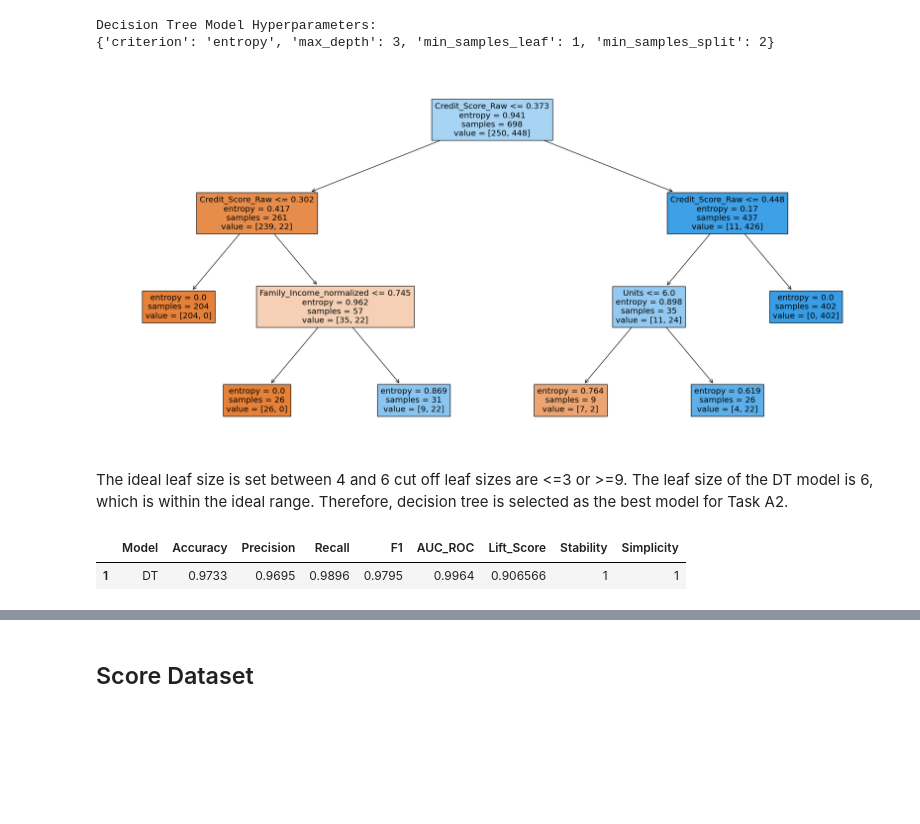
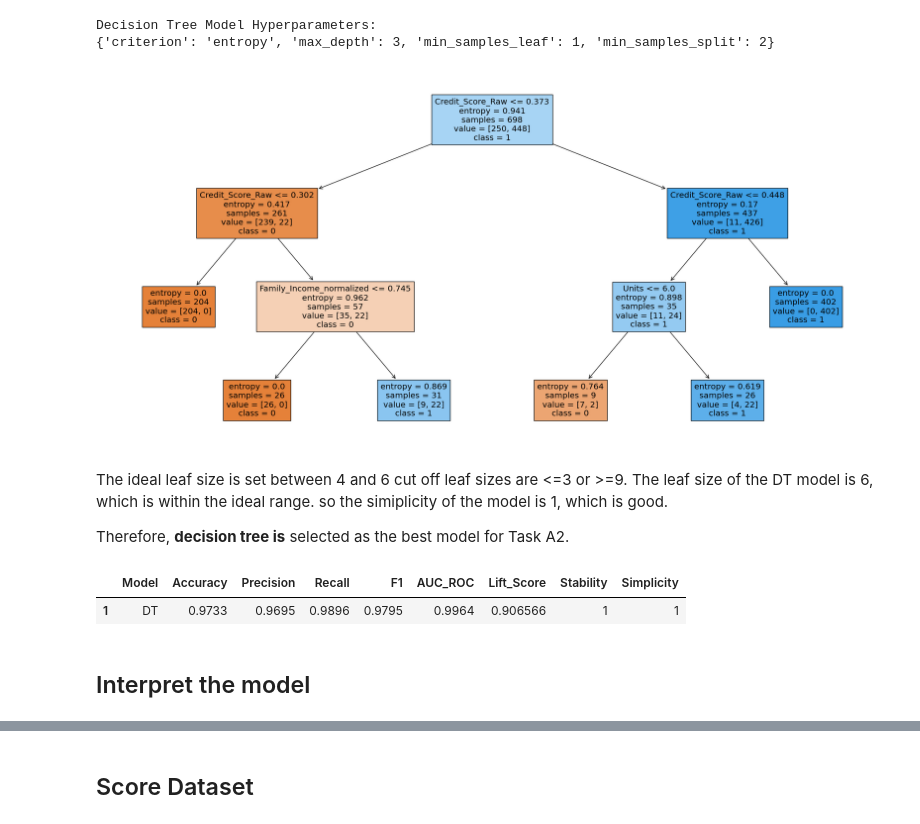
Before and after one commit to MSWinds/dm-group1-project, a Jupyter notebook: Final_Project.ipynb, the cells around one changed output, grey strips where cells are left out. Saved outputs shown, nothing was run; the diff lists cells and outputs as text; code cells hidden in the pictures; blank space fills up the shorter version.

Commit message:
update task A2-A5

```diff
--- a/Final_Project.ipynb
+++ b/Final_Project.ipynb
@@ -2184,13 +2200,15 @@ Decision Tree Model Hyperparameters:
 # %%
 # plot the decision tree
 fig = plt.figure(figsize=(25,12))
-_ = tree.plot_tree(dt_model, feature_names = list(X.columns.values), filled = True)
+t_names = ['0', '1'] # 0 = 'neg', 1 = 'pos'
+_ = tree.plot_tree(dt_model, feature_names = list(X.columns.values), class_names=t_names, filled = True)
 # %% [output]
-[figure, old version]
+[figure, new version]
 # %% [markdown]
 The ideal leaf size is set between 4 and 6 cut off leaf sizes are <=3 or >=9.
-The leaf size of the DT model is 6, which is within the ideal range.
-Therefore, decision tree is selected as the best model for Task A2.
+The leaf size of the DT model is 6, which is within the ideal range. so the simiplicity of the model is 1, which is good.
+
+Therefore, **decision tree is** selected as the best model for Task A2.
 # %%
 dt_df = metrics_df.loc[metrics_df['Model'] == 'DT',:]
 
@@ -2202,3 +2220,5 @@ dt_df # performance metrics for the decision tree model
 # %% [output]
 |  | Model | Accuracy | Precision | Recall | F1 | AUC_ROC | Lift_Score | Stability | Simplicity |
 | 1 | DT | 0.9733 | 0.9695 | 0.9896 | 0.9795 | 0.9964 | 0.906566 | 1 | 1 |
+# %% [markdown]
+## Interpret the model
```
Also changed, not shown: parts of 45 cells of this notebook.
